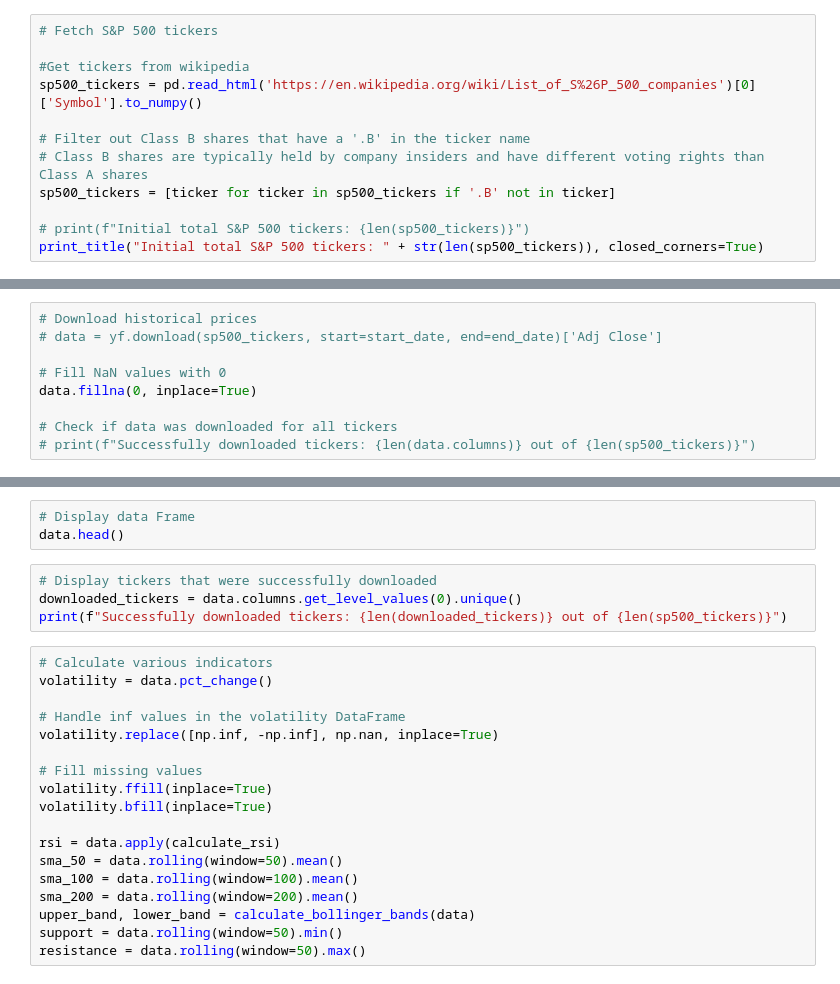
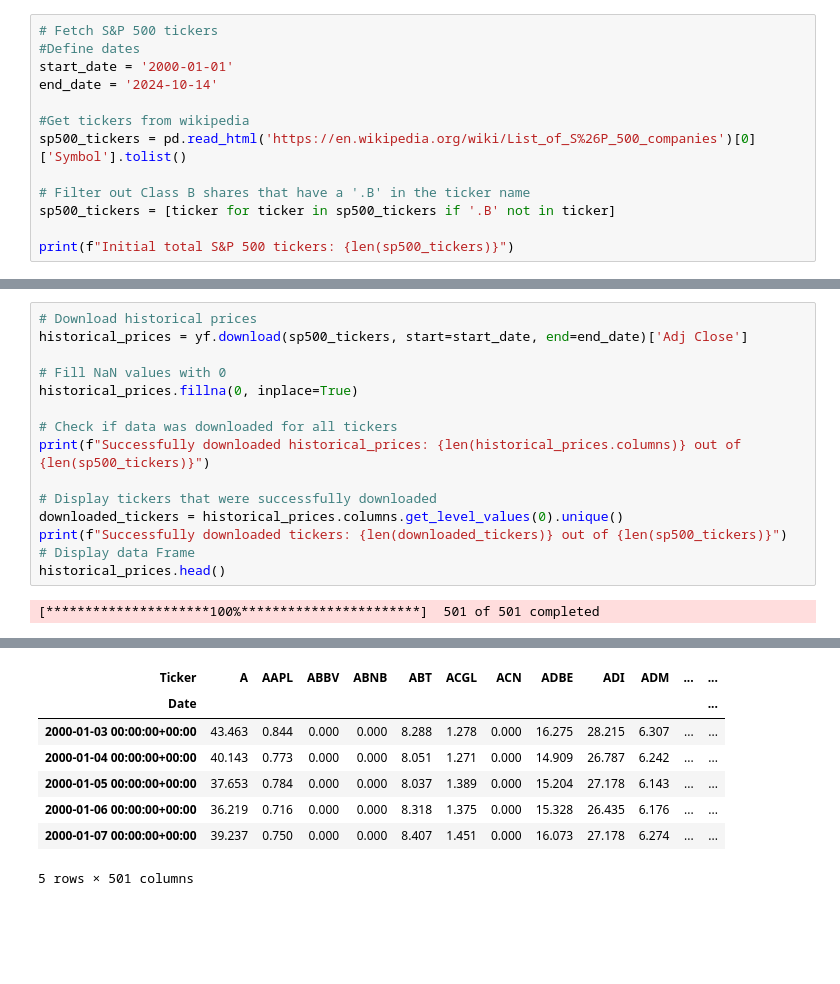
Before and after one commit to Corey-Holton/Group_project_2, a Jupyter notebook: notebooks/christian_exploration/feature_engineering/New.ipynb, the cells around one changed output, grey strips where cells are left out. Saved outputs shown, nothing was run; the diff lists cells and outputs as text; blank space fills up the shorter version.

```diff
--- a/notebooks/christian_exploration/stock_analysis.ipynb
+++ b/notebooks/christian_exploration/feature_engineering/New.ipynb
@@ -43,13 +21,14 @@ ___
 # %%
 # Fetch S&P 500 tickers
+#Define dates
+start_date = '2000-01-01'
+end_date = '2024-10-14'
 
 #Get tickers from wikipedia
-sp500_tickers = pd.read_html('https://en.wikipedia.org/wiki/List_of_S%26P_500_companies')[0]['Symbol'].to_numpy()
+sp500_tickers = pd.read_html('https://en.wikipedia.org/wiki/List_of_S%26P_500_companies')[0]['Symbol'].tolist()
 
 # Filter out Class B shares that have a '.B' in the ticker name
-# Class B shares are typically held by company insiders and have different voting rights than Class A shares
 sp500_tickers = [ticker for ticker in sp500_tickers if '.B' not in ticker]
 
-# print(f"Initial total S&P 500 tickers: {len(sp500_tickers)}")
-print_title("Initial total S&P 500 tickers: " + str(len(sp500_tickers)), closed_corners=True)
+print(f"Initial total S&P 500 tickers: {len(sp500_tickers)}")
 # %% [output]
@@ -89,9 +36,17 @@ data
 # %%
 # Download historical prices
-# data = yf.download(sp500_tickers, start=start_date, end=end_date)['Adj Close']
+historical_prices = yf.download(sp500_tickers, start=start_date, end=end_date)['Adj Close']
 
 # Fill NaN values with 0
-data.fillna(0, inplace=True)
+historical_prices.fillna(0, inplace=True)
 
 # Check if data was downloaded for all tickers
-# print(f"Successfully downloaded tickers: {len(data.columns)} out of {len(sp500_tickers)}")
+print(f"Successfully downloaded historical_prices: {len(historical_prices.columns)} out of {len(sp500_tickers)}")
+
+# Display tickers that were successfully downloaded
+downloaded_tickers = historical_prices.columns.get_level_values(0).unique()
+print(f"Successfully downloaded tickers: {len(downloaded_tickers)} out of {len(sp500_tickers)}")
+# Display data Frame
+historical_prices.head()
+# %% [output]
+[*********************100%***********************]  501 of 501 completed
@@ -98,25 +55,8 @@ data.fillna(0, inplace=True)
+| Ticker | A | AAPL | ABBV | ABNB | ABT | ACGL | ACN | ADBE | ADI | ADM | ... | ... |
+| Date |  |  |  |  |  |  |  |  |  |  |  | ... |
+| 2000-01-03 00:00:00+00:00 | 43.463 | 0.844 | 0.000 | 0.000 | 8.288 | 1.278 | 0.000 | 16.275 | 28.215 | 6.307 | ... | ... |
+| 2000-01-04 00:00:00+00:00 | 40.143 | 0.773 | 0.000 | 0.000 | 8.051 | 1.271 | 0.000 | 14.909 | 26.787 | 6.242 | ... | ... |
+| 2000-01-05 00:00:00+00:00 | 37.653 | 0.784 | 0.000 | 0.000 | 8.037 | 1.389 | 0.000 | 15.204 | 27.178 | 6.143 | ... | ... |
+| 2000-01-06 00:00:00+00:00 | 36.219 | 0.716 | 0.000 | 0.000 | 8.318 | 1.375 | 0.000 | 15.328 | 26.435 | 6.176 | ... | ... |
+| 2000-01-07 00:00:00+00:00 | 39.237 | 0.750 | 0.000 | 0.000 | 8.407 | 1.451 | 0.000 | 16.073 | 27.178 | 6.274 | ... | ... |
+5 rows × 501 columns
-# %%
-# Display data Frame
-data.head()
-# %%
-# Display tickers that were successfully downloaded
-downloaded_tickers = data.columns.get_level_values(0).unique()
-print(f"Successfully downloaded tickers: {len(downloaded_tickers)} out of {len(sp500_tickers)}")
-# %%
-# Calculate various indicators
-volatility = data.pct_change()
-
-# Handle inf values in the volatility DataFrame
-volatility.replace([np.inf, -np.inf], np.nan, inplace=True)
-
-# Fill missing values
-volatility.ffill(inplace=True)
-volatility.bfill(inplace=True)
-
-rsi = data.apply(calculate_rsi)
-sma_50 = data.rolling(window=50).mean()
-sma_100 = data.rolling(window=100).mean()
-sma_200 = data.rolling(window=200).mean()
-upper_band, lower_band = calculate_bollinger_bands(data)
-support = data.rolling(window=50).min()
-resistance = data.rolling(window=50).max()
```
Also changed, not shown: parts of 20 cells of this notebook, 6 other files.
